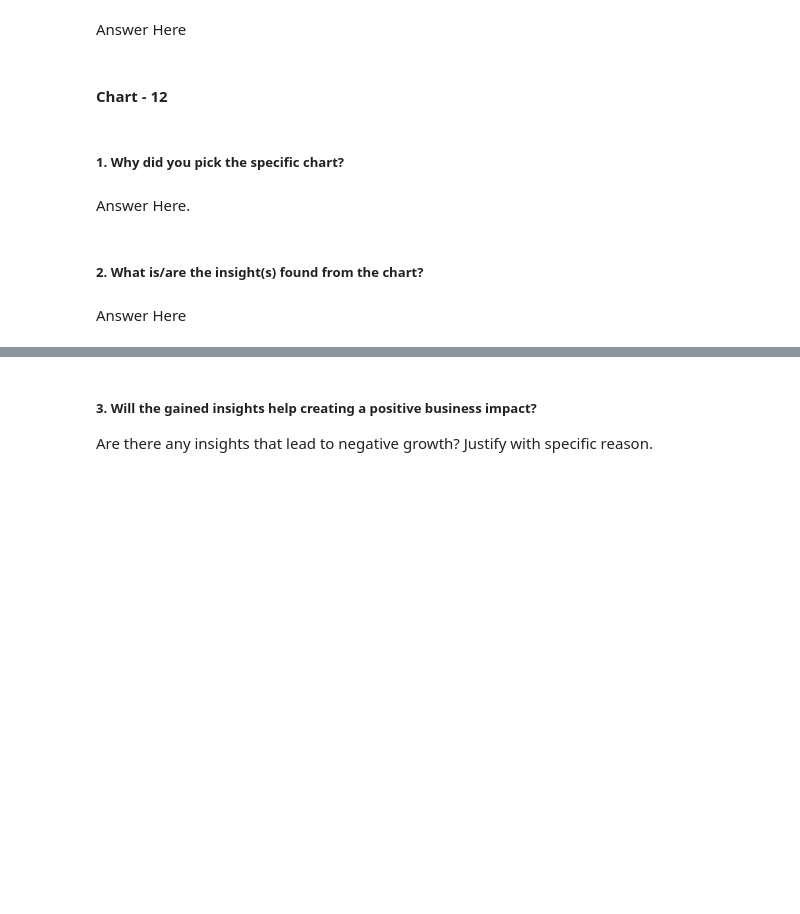
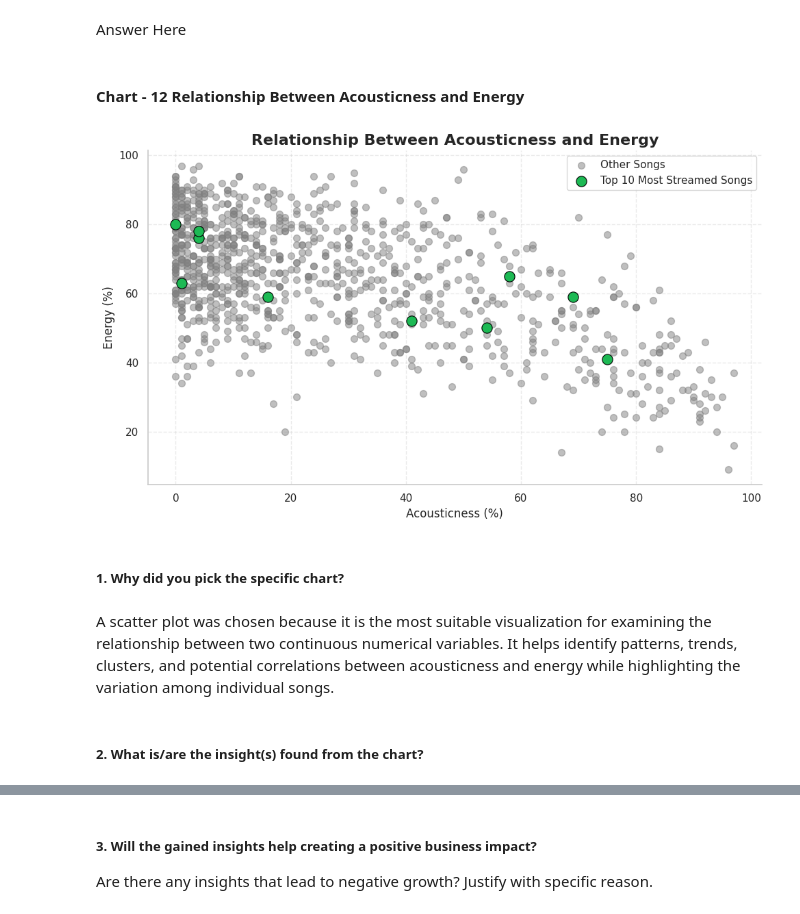
Before and after one commit to bhumika0205/Spotify-EDA, a Jupyter notebook: Spotify_EDA_2023.ipynb, the cells around one changed output, grey strips where cells are left out. Drawn from its saved outputs; the diff is of its cells as text; code cells hidden in the pictures; blank space fills up the shorter version.

Commit message:
Data Visualisation

```diff
--- a/Spotify_EDA_2023.ipynb
+++ b/Spotify_EDA_2023.ipynb
@@ -811,4 +811,4 @@ Are there any insights that lead to negative growth? Justify with specific reaso
 # %% [markdown]
 Answer Here
 # %% [markdown]
-#### Chart - 12
+#### Chart - 12 Relationship Between Acousticness and Energy
@@ -817,8 +815,55 @@ Answer Here
+# %%
+# Chart - 12 visualization code
+
+# Relationship Between Acousticness and Energy
+
+# Top 10 Most Streamed Songs
+top10 = df_clean.nlargest(10, "streams")
+
+plt.figure(figsize=(10,6))
+
+# Plot all songs
+plt.scatter(
+    df_clean["acousticness_%"],
+    df_clean["energy_%"],
+    color="grey",
+    alpha=0.5,
+    s=50,
+    label="Other Songs"
+)
+
+# Highlight Top 10 songs
+plt.scatter(
+    top10["acousticness_%"],
+    top10["energy_%"],
+    color="#1DB954",
+    edgecolors="black",
+    linewidth=0.8,
+    s=120,
+    label="Top 10 Most Streamed Songs"
+)
+
+plt.title(
+    "Relationship Between Acousticness and Energy",
+    fontsize=16,
+    fontweight="bold"
+)
+
+plt.xlabel("Acousticness (%)", fontsize=12)
+plt.ylabel("Energy (%)", fontsize=12)
+
+plt.grid(True, linestyle="--", alpha=0.4)
+
+plt.legend()
+sns.despine()
+
+plt.tight_layout()
+plt.show()
+# %% [output]
+[figure, added]
 # %% [markdown]
 ##### 1. Why did you pick the specific chart?
-# %% [markdown]
-Answer Here.
+# %% [markdown]
+A scatter plot was chosen because it is the most suitable visualization for examining the relationship between two continuous numerical variables. It helps identify patterns, trends, clusters, and potential correlations between acousticness and energy while highlighting the variation among individual songs.
 # %% [markdown]
 ##### 2. What is/are the insight(s) found from the chart?
-# %% [markdown]
-Answer Here
```
Also changed, not shown: parts of 11 cells of this notebook.
